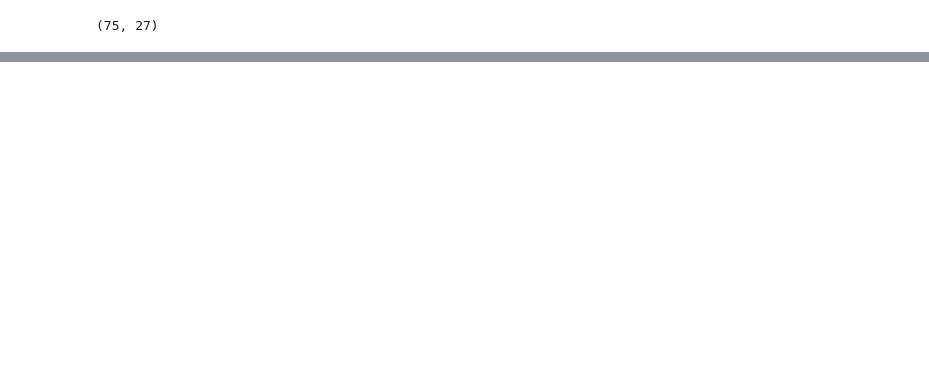
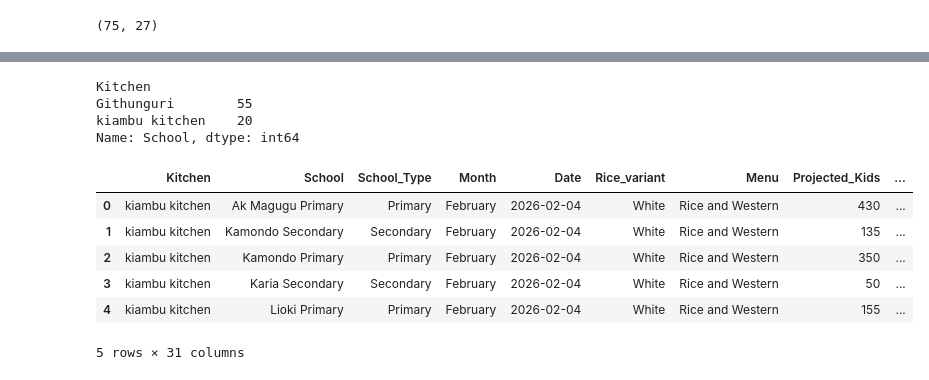
Before and after one commit to samy-migwi/Githunguri-kitchen-f4e-dashboard, a Jupyter notebook: data/notebook/wrangle.ipynb, the cells around one changed output, grey strips where cells are left out. Drawn from its saved outputs; the diff is of its cells as text; code cells hidden in the pictures; blank space fills up the shorter version.

```diff
--- a/data/notebook/wrangle.ipynb
+++ b/data/notebook/wrangle.ipynb
@@ -31,6 +70,7 @@ def clean_school_name(name):
 
     # remaoving  Junior Secondary" or similar suffixes
     name = re.sub(r"& Junior Secondary", "", name, flags=re.IGNORECASE)
+
 
     # Simplifying Catholic Archdiocese   and pcea
     if "Gataka" in name:
@@ -62,11 +102,16 @@ def clean_school_name(name):
             return "Karia Secondary"
         else:
             return "Karia Primary"
-    if "kamondo" in name:
+    if "Kamondo" in name:
         if "Secondary" in name:
             return "Kamondo Secondary"
         else:
             return "Kamondo Primary"
+    if "Githunguri" in name:
+        if "Secondary" in name:
+            return "Githunguri Tech Secondary"
+        else:
+            return "Githunguri Primary"
 
 
     #    spacing and capitalization
@@ -126,5 +191,10 @@ df["Kitchen"] = df["School"].apply(map_kitchen_served)
 # %%
-df.head()
+df.groupby("Kitchen")["School"].count()
+# %% [output]
+Kitchen
+Githunguri        55
+kiambu kitchen    20
+Name: School, dtype: int64
 # %%
 #schools type
 def get_school_type(name):
@@ -141,4 +211,12 @@ cols = list(df.columns)
 cols.insert(2, cols.pop(cols.index("School_Type")))
 df = df[cols]
 # %%
-df.head(30)
+df.head(5)
+# %% [output]
+|  | Kitchen | School | School_Type | Month | Date | Rice_variant | Menu | Projected_Kids | ... |
+| 0 | kiambu kitchen | Ak Magugu Primary | Primary | February | 2026-02-04 | White | Rice and Western | 430 | ... |
+| 1 | kiambu kitchen | Kamondo Secondary | Secondary | February | 2026-02-04 | White | Rice and Western | 135 | ... |
+| 2 | kiambu kitchen | Kamondo Primary | Primary | February | 2026-02-04 | White | Rice and Western | 350 | ... |
+| 3 | kiambu kitchen | Karia Secondary | Secondary | February | 2026-02-04 | White | Rice and Western | 50 | ... |
+| 4 | kiambu kitchen | Lioki Primary | Primary | February | 2026-02-04 | White | Rice and Western | 155 | ... |
+5 rows × 31 columns
```
Also changed, not shown: parts of 18 cells of this notebook, 8 other files.
